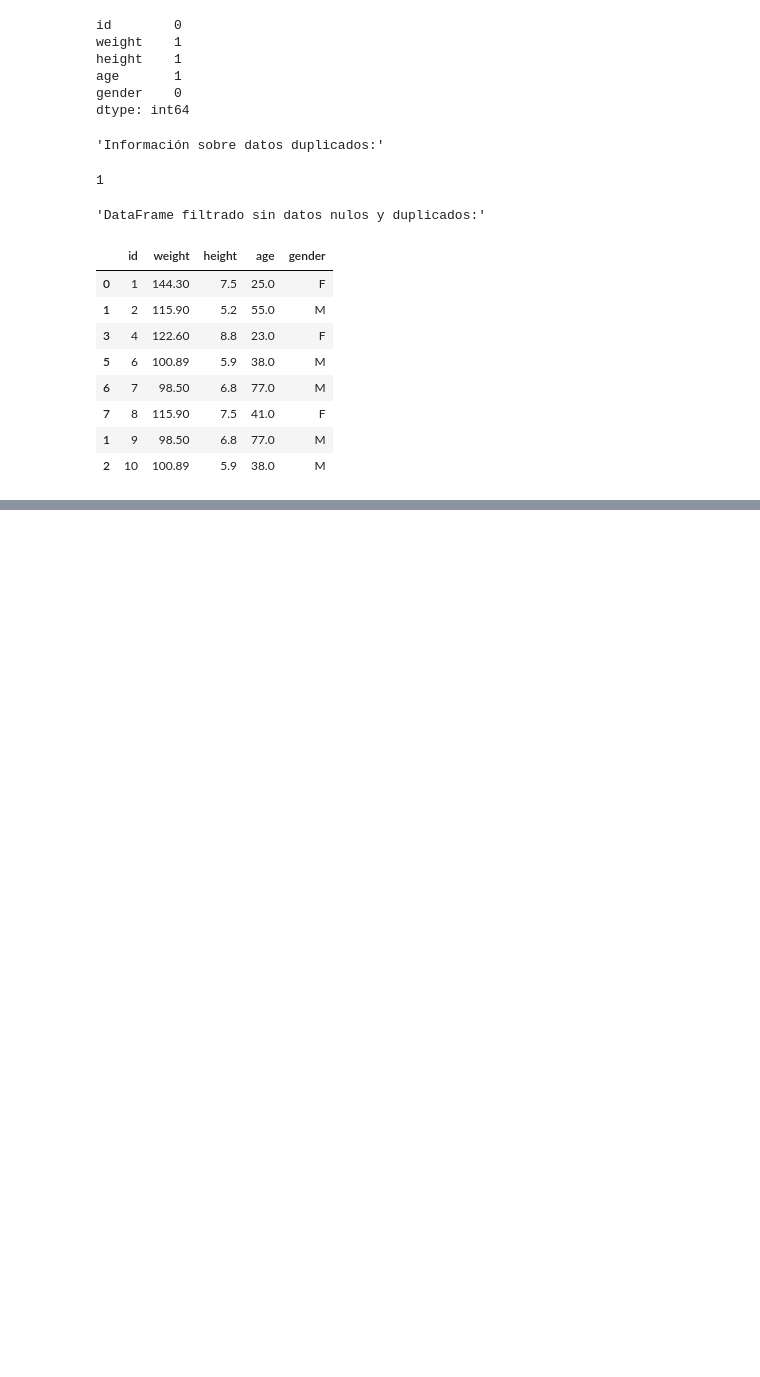
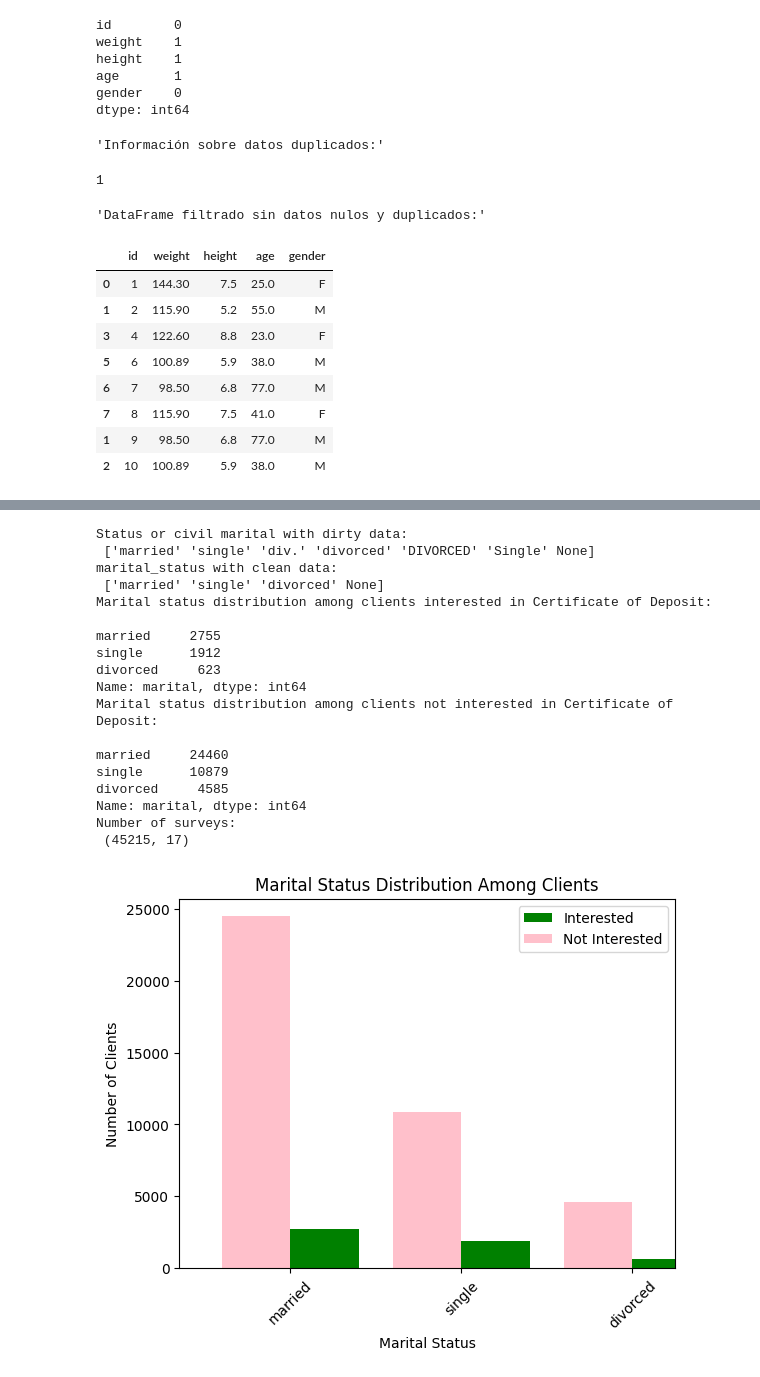
Before and after one commit to AndrewsJascoro/DataAnalyts_Mintic_Talento_Tech, a Jupyter notebook: Exercises_only_to_DA_class.ipynb, the cells around one changed output, grey strips where cells are left out. Cells and saved outputs as stored; diff of their text form; code cells hidden in the pictures; blank space fills up the shorter version.

```diff
--- a/Exercises_only_to_DA_class.ipynb
+++ b/Exercises_only_to_DA_class.ipynb
@@ -296,0 +438,77 @@ dtype: int64
+# %%
+import pandas as pd
+import matplotlib.pyplot as pl
+from IPython.display import display
+import seaborn as sns
+
+# 0. Define the path for the Parquet file
+parquet_file_path = "dataset_banco_1_2.parquet" #"dataset_banco_101_cleaned_copy.parquet"
+# Read the Parquet file into a pandas DataFrame
+df = pd.read_parquet(parquet_file_path)
+
+# 1. To find all the unique values in a column of a DataFrame
+unique_education_status = df['marital'].unique()
+print('Status or civil marital with dirty data:\n',unique_education_status)
+
+# 2. Replace 'div.' and 'DIVORCED' with 'divorced' in the 'marital' column
+df['marital'] = df['marital'].replace(['div.', 'DIVORCED'], 'divorced')
+df['marital'] = df['marital'].replace(['Single'], 'single')
+
+# 3. unique matital data
+unique_marital_status = df['marital'].unique()
+print("marital_status with clean data:\n", unique_marital_status)
+
+# 4. Filter the DataFrame for clients interested and not interested in the certificate of deposit
+interested_clients = df[df['y'] == 'yes']
+not_interested_clients = df[df['y'] == 'no']
+
+# 5. Count the distribution of marital status among interested and not interested clients and print
+interested_marital_distribution = interested_clients['marital'].value_counts()
+not_interested_marital_distribution = not_interested_clients['marital'].value_counts()
+print("Marital status distribution among clients interested in Certificate of Deposit:\n")
+print(interested_marital_distribution)
+print("Marital status distribution among clients not interested in Certificate of Deposit:\n")
+print(not_interested_marital_distribution)
+print('Number of surveys:\n' ,df.shape)
+
+#6.  Plot the distribution of marital status among interested and not interested clients
+fig, ax = plt.subplots()
+interested_marital_distribution.plot(kind='bar', color='green', ax=ax, position=0, width=0.4, label='Interested')
+not_interested_marital_distribution.plot(kind='bar', color='pink', ax=ax, position=1, width=0.4, label='Not Interested')
+plt.title('Marital Status Distribution Among Clients')
+plt.xlabel('Marital Status')
+plt.ylabel('Number of Clients')
+plt.xticks(rotation=45)
+plt.legend()
+plt.show()
+
+# 7. To find all the unique values in a column of a DataFrame
+unique_education_status = df['marital'].unique()
+print('Status or civil marital with clean data:\n',unique_education_status)
+
+# 8. Save changes to the Parquet file
+df.to_parquet(parquet_file_path, index=False)
+
+# 9. To find all the unique values in a column of a DataFrame
+unique_education_status = df['marital'].unique()
+print('Status or civil marital with clean data:\n',unique_education_status)
+# %% [output]
+Status or civil marital with dirty data:
+ ['married' 'single' 'div.' 'divorced' 'DIVORCED' 'Single' None]
+marital_status with clean data:
+ ['married' 'single' 'divorced' None]
+Marital status distribution among clients interested in Certificate of Deposit:
+
+married     2755
+single      1912
+divorced     623
+Name: marital, dtype: int64
+Marital status distribution among clients not interested in Certificate of Deposit:
+
+married     24460
+single      10879
+divorced     4585
+Name: marital, dtype: int64
+Number of surveys:
+ (45215, 17)
+[figure, added]
```
Also changed, not shown: parts of 16 cells of this notebook.
